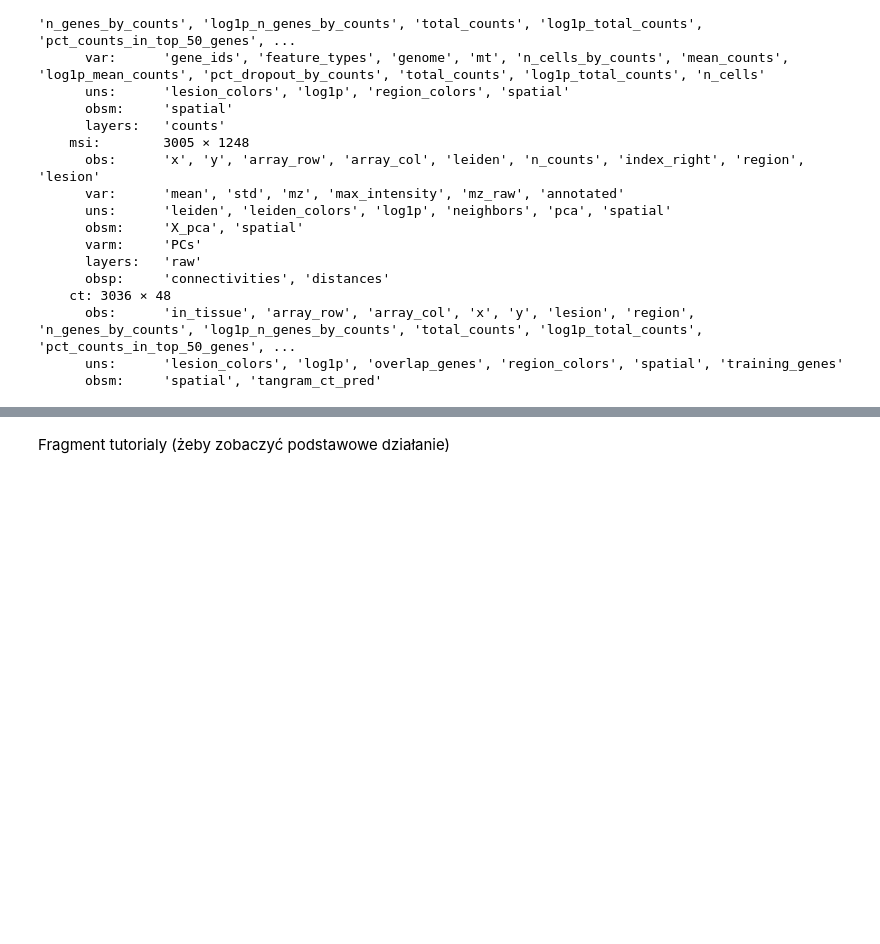
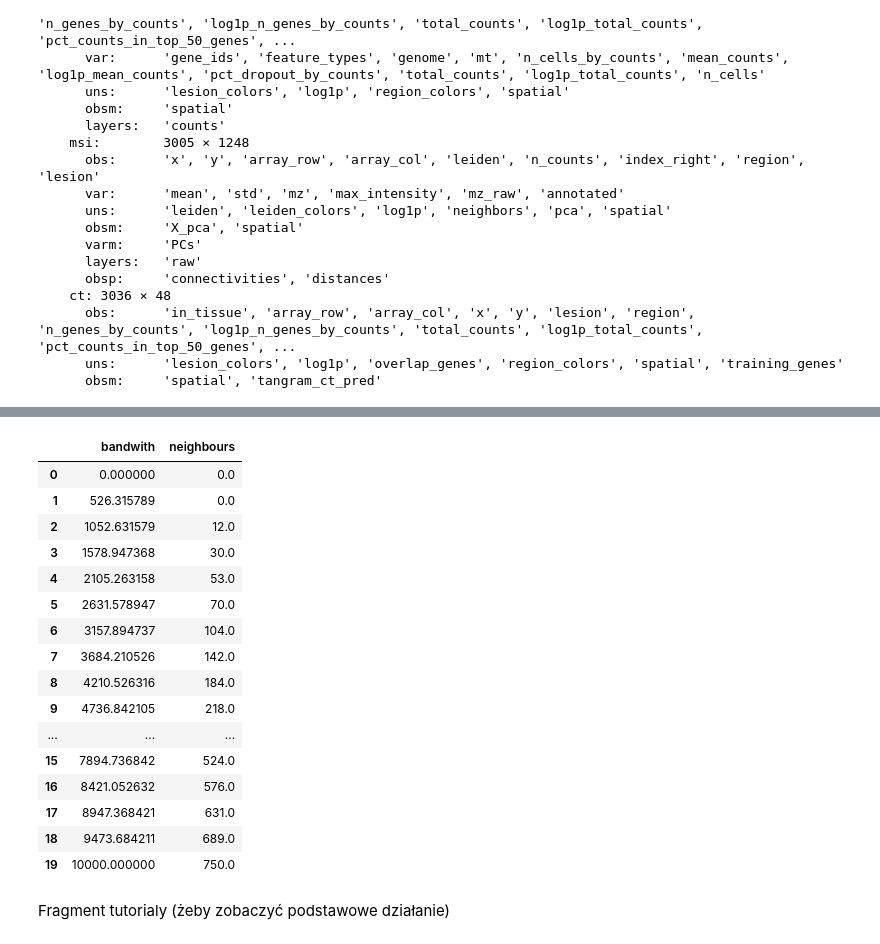
Before and after one commit to maxi7524/project_computational_biology_initial_conditions_pymyboss, a Jupyter notebook: notebooks/development/pipeline_experimental.ipynb, the cells around one changed output, grey strips where cells are left out. Drawn from its saved outputs; the diff is of its cells as text; code cells hidden in the pictures; blank space fills up the shorter version.

```diff
--- a/notebooks/development/pipeline_experimental.ipynb
+++ b/notebooks/development/pipeline_experimental.ipynb
@@ -63,0 +84,10 @@ MuData object with n_obs × n_vars = 6041 × 17782
+# %%
+## bandwidth
+### Obtain optimal spatial bandwidth heuristically via neighbor scanning density curves
+print("\n[-] Evaluating optimal spatial propagation constraints via query_bandwidth...")
+_, df_bandwidth_vs_neighbors = li.ut.query_bandwidth(
+            coordinates=mdata['rna'].obsm['spatial'],
+            start=0,
+            end=10_000,
+            interval_n=20
+        )
@@ -64,3 +279,23 @@ MuData object with n_obs × n_vars = 6041 × 17782
+# %%
+df_bandwidth_vs_neighbors
+# %% [output]
+|  | bandwith | neighbours |
+| 0 | 0.000000 | 0.0 |
+| 1 | 526.315789 | 0.0 |
+| 2 | 1052.631579 | 12.0 |
+| 3 | 1578.947368 | 30.0 |
+| 4 | 2105.263158 | 53.0 |
+| 5 | 2631.578947 | 70.0 |
+| 6 | 3157.894737 | 104.0 |
+| 7 | 3684.210526 | 142.0 |
+| 8 | 4210.526316 | 184.0 |
+| 9 | 4736.842105 | 218.0 |
+| ... | ... | ... |
+| 15 | 7894.736842 | 524.0 |
+| 16 | 8421.052632 | 576.0 |
+| 17 | 8947.368421 | 631.0 |
+| 18 | 9473.684211 | 689.0 |
+| 19 | 10000.000000 | 750.0 |
 # %% [markdown]
 Fragment tutorialy (żeby zobaczyć podstawowe działanie)
 # %% [markdown]
```
Also changed, not shown: parts of 7 cells of this notebook, 24 other files.
